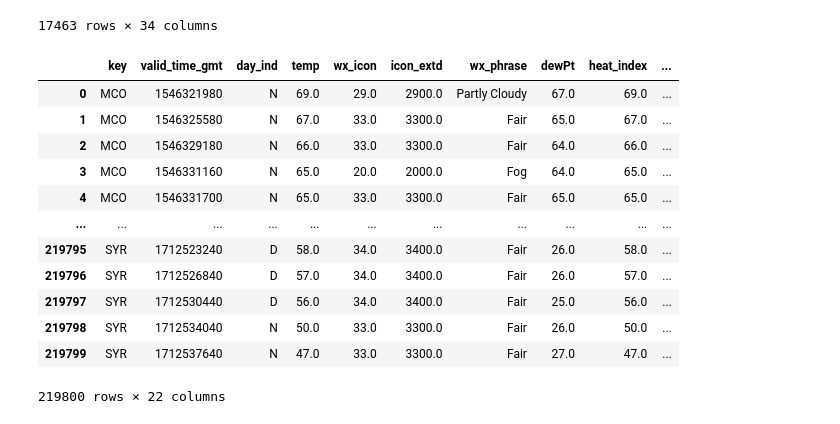
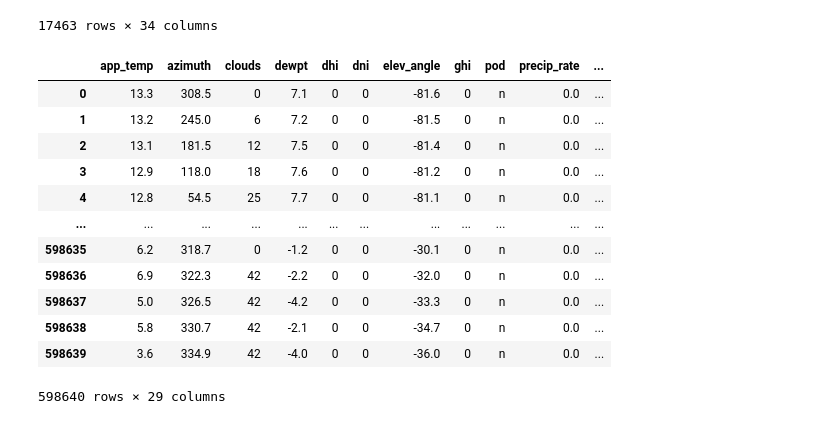
Before and after one commit to saikeerthan-14/flight-delay-prediction, a Jupyter notebook: predictions.ipynb, the cells around one changed output. Cells and saved outputs as stored; diff of their text form; code cells hidden in the pictures.

Commit message:
added weather bit data

```diff
--- a/predictions.ipynb
+++ b/predictions.ipynb
@@ -1,5 +1,6 @@
 # %%
 import pandas as pd
+pd.set_option('display.max_columns', None)
 # %%
 arrivals_df = pd.read_csv("./data/modified/arrivals_jfk_mco_ord.csv")
 arrivals_df
@@ -257,19 +253,19 @@ merged_ad_df
 | 17462 | WN | 12/31/2023 | 3149 | N8684F | MCO | 14:10 | ... |
 17463 rows × 34 columns
 # %%
-weather_df = pd.read_csv("./data/modified/weather_mco_ord_jfk_syr_tz.csv")
+weather_df = pd.read_csv("./data/modified/weather_bit_jfk_ord_mco_syr.csv")
 weather_df
 # %% [output]
-|  | key | valid_time_gmt | day_ind | temp | wx_icon | icon_extd | wx_phrase | dewPt | heat_index | ... |
-| 0 | MCO | 1546321980 | N | 69.0 | 29.0 | 2900.0 | Partly Cloudy | 67.0 | 69.0 | ... |
-| 1 | MCO | 1546325580 | N | 67.0 | 33.0 | 3300.0 | Fair | 65.0 | 67.0 | ... |
-| 2 | MCO | 1546329180 | N | 66.0 | 33.0 | 3300.0 | Fair | 64.0 | 66.0 | ... |
-| 3 | MCO | 1546331160 | N | 65.0 | 20.0 | 2000.0 | Fog | 64.0 | 65.0 | ... |
-| 4 | MCO | 1546331700 | N | 65.0 | 33.0 | 3300.0 | Fair | 65.0 | 65.0 | ... |
-| ... | ... | ... | ... | ... | ... | ... | ... | ... | ... | ... |
-| 219795 | SYR | 1712523240 | D | 58.0 | 34.0 | 3400.0 | Fair | 26.0 | 58.0 | ... |
-| 219796 | SYR | 1712526840 | D | 57.0 | 34.0 | 3400.0 | Fair | 26.0 | 57.0 | ... |
-| 219797 | SYR | 1712530440 | D | 56.0 | 34.0 | 3400.0 | Fair | 25.0 | 56.0 | ... |
-| 219798 | SYR | 1712534040 | N | 50.0 | 33.0 | 3300.0 | Fair | 26.0 | 50.0 | ... |
-| 219799 | SYR | 1712537640 | N | 47.0 | 33.0 | 3300.0 | Fair | 27.0 | 47.0 | ... |
+|  | app_temp | azimuth | clouds | dewpt | dhi | dni | elev_angle | ghi | pod | precip_rate | ... |
+| 0 | 13.3 | 308.5 | 0 | 7.1 | 0 | 0 | -81.6 | 0 | n | 0.0 | ... |
+| 1 | 13.2 | 245.0 | 6 | 7.2 | 0 | 0 | -81.5 | 0 | n | 0.0 | ... |
+| 2 | 13.1 | 181.5 | 12 | 7.5 | 0 | 0 | -81.4 | 0 | n | 0.0 | ... |
+| 3 | 12.9 | 118.0 | 18 | 7.6 | 0 | 0 | -81.2 | 0 | n | 0.0 | ... |
+| 4 | 12.8 | 54.5 | 25 | 7.7 | 0 | 0 | -81.1 | 0 | n | 0.0 | ... |
+| ... | ... | ... | ... | ... | ... | ... | ... | ... | ... | ... | ... |
+| 598635 | 6.2 | 318.7 | 0 | -1.2 | 0 | 0 | -30.1 | 0 | n | 0.0 | ... |
+| 598636 | 6.9 | 322.3 | 42 | -2.2 | 0 | 0 | -32.0 | 0 | n | 0.0 | ... |
+| 598637 | 5.0 | 326.5 | 42 | -4.2 | 0 | 0 | -33.3 | 0 | n | 0.0 | ... |
+| 598638 | 5.8 | 330.7 | 42 | -2.1 | 0 | 0 | -34.7 | 0 | n | 0.0 | ... |
+| 598639 | 3.6 | 334.9 | 42 | -4.0 | 0 | 0 | -36.0 | 0 | n | 0.0 | ... |
-219800 rows × 22 columns
+598640 rows × 29 columns
```
Also changed, not shown: parts of 75 cells of this notebook, 6 other files.
